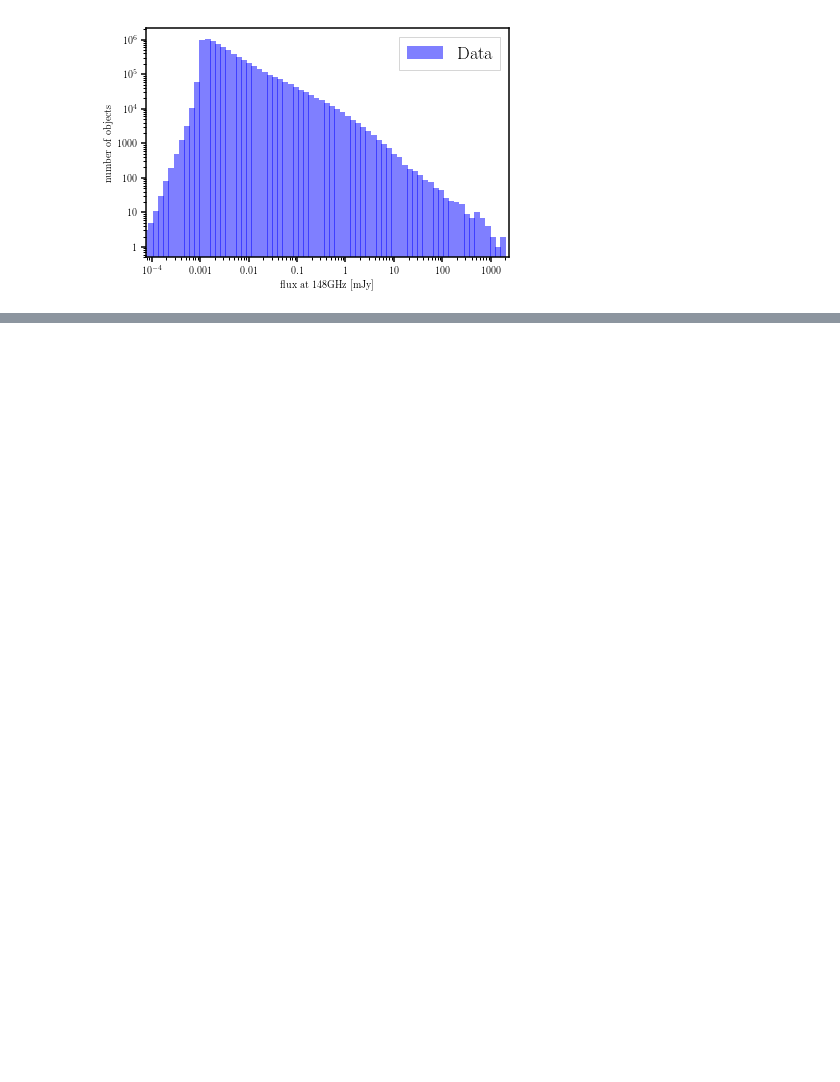
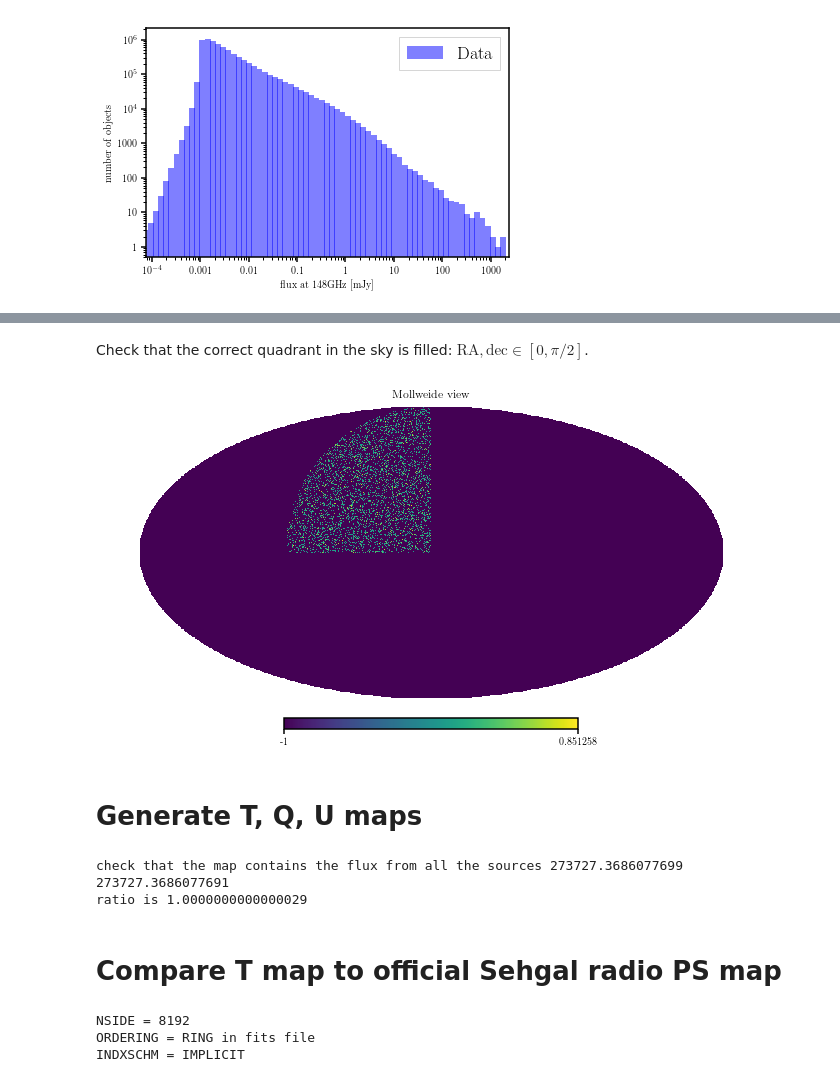
Before and after one commit to EmmanuelSchaan/SehgalRadioPolarizedSources, a Jupyter notebook: generate_TQU_radio.ipynb, the cells around one changed output, grey strips where cells are left out. Saved outputs shown, nothing was run; the diff lists cells and outputs as text; code cells hidden in the pictures; blank space fills up the shorter version.

```diff
--- a/generate_TQU_radio.ipynb
+++ b/generate_TQU_radio.ipynb
@@ -348,0 +125,20 @@ baseMap.powerSpectrum(cutTMapFourier, theory=[cmb.fradioPoisson], plot=True)
+# %% [markdown]
+Check that the correct quadrant in the sky is filled: $\text{RA}, \text{dec}\in[0, \pi/2]$.
+# %%
+hp.mollview(np.log10(1.e-1+countMap))
+# %% [output]
+[figure, added]
+# %% [markdown]
+# Generate T, Q, U maps
+# %%
+# Generate T map
+bins = np.arange(nPix+1)-0.5
+tMap, binEdges, binIndices = stats.binned_statistic(IPix, f148_mJy, statistic='sum', bins=bins)  # flux map [mJy]
+
+print "check that the map contains the flux from all the sources", np.sum(tMap), np.sum(f148_mJy)
+print "ratio is", np.sum(tMap) / np.sum(f148_mJy)
+
+tMap /= hp.nside2pixarea(nSide)  # surf bright map [mJy/sr]
+# %% [output]
+check that the map contains the flux from all the sources 273727.3686077699 273727.3686077691
+ratio is 1.0000000000000029
@@ -348,0 +157,11 @@ baseMap.powerSpectrum(cutTMapFourier, theory=[cmb.fradioPoisson], plot=True)
+# %% [markdown]
+# Compare T map to official Sehgal radio PS map
+# %%
+# Read the official Sehgal map in temperature [Jy/sr]
+sehgalTMap = hp.read_map("./input/sehgal_maps/148_rad_pts_healpix.fits")
+# convert from [Jy/sr] to [mJy/sr]
+sehgalTMap *= 1.e3
+# %% [output]
+NSIDE = 8192
+ORDERING = RING in fits file
+INDXSCHM = IMPLICIT
```
Also changed, not shown: parts of 83 cells of this notebook, 1 other file.
